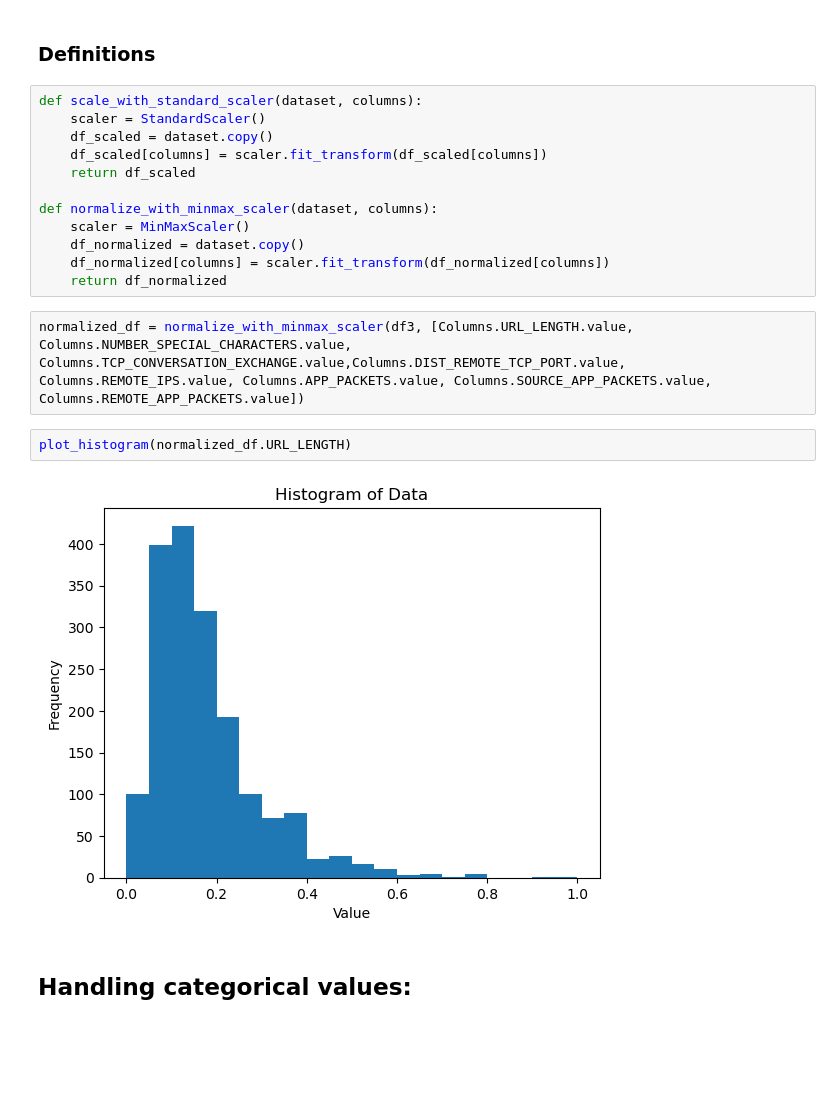
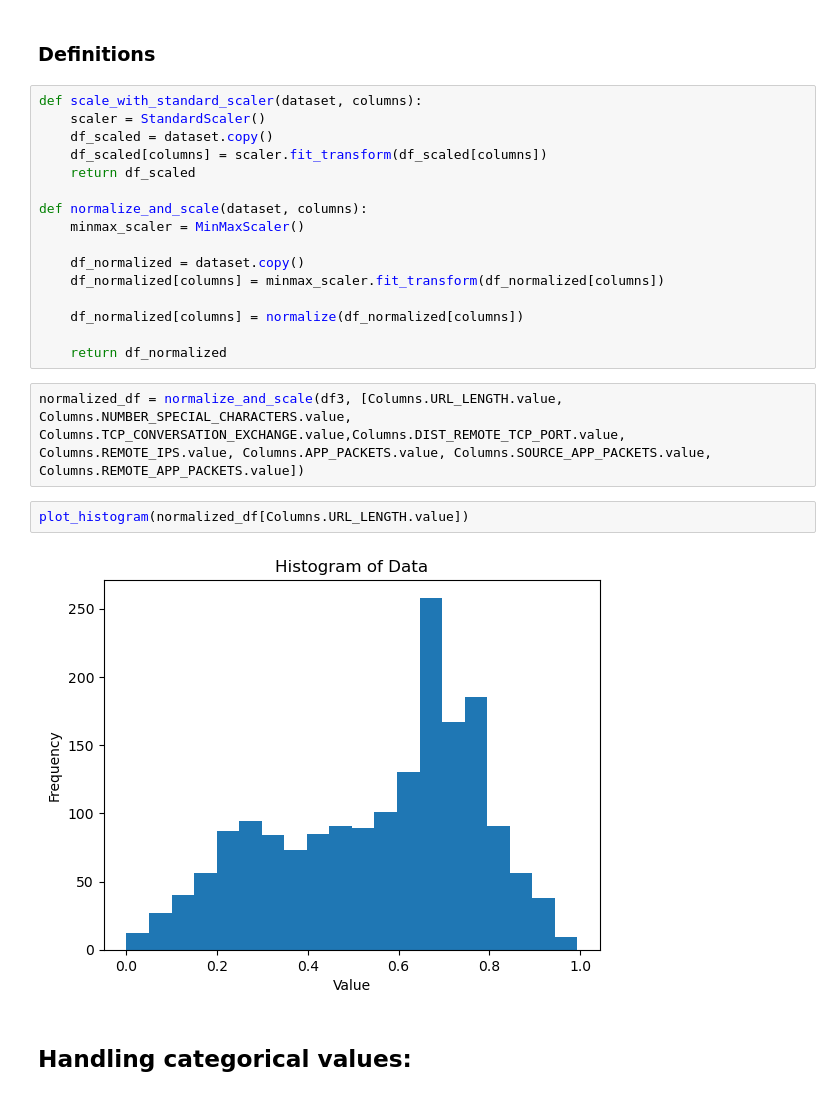
Before and after one commit to IvanMijic0/Malicious_and_Benign_Websites_Detection, a Jupyter notebook: main.ipynb, the cells around one changed output. Cells and saved outputs as stored; diff of their text form; blank space fills up the shorter version.

```diff
--- a/main.ipynb
+++ b/main.ipynb
@@ -619,17 +625,21 @@ def scale_with_standard_scaler(dataset, columns):
     df_scaled[columns] = scaler.fit_transform(df_scaled[columns])
     return df_scaled
 
-def normalize_with_minmax_scaler(dataset, columns):
-    scaler = MinMaxScaler()
+def normalize_and_scale(dataset, columns):
+    minmax_scaler = MinMaxScaler()
+
     df_normalized = dataset.copy()
-    df_normalized[columns] = scaler.fit_transform(df_normalized[columns])
+    df_normalized[columns] = minmax_scaler.fit_transform(df_normalized[columns])
+
+    df_normalized[columns] = normalize(df_normalized[columns])
+
     return df_normalized
 # %%
-normalized_df = normalize_with_minmax_scaler(df3, [Columns.URL_LENGTH.value, Columns.NUMBER_SPECIAL_CHARACTERS.value, Columns.TCP_CONVERSATION_EXCHANGE.value,Columns.DIST_REMOTE_TCP_PORT.value, Columns.REMOTE_IPS.value, Columns.APP_PACKETS.value, Columns.SOURCE_APP_PACKETS.value, Columns.REMOTE_APP_PACKETS.value])
+normalized_df = normalize_and_scale(df3, [Columns.URL_LENGTH.value, Columns.NUMBER_SPECIAL_CHARACTERS.value, Columns.TCP_CONVERSATION_EXCHANGE.value,Columns.DIST_REMOTE_TCP_PORT.value, Columns.REMOTE_IPS.value, Columns.APP_PACKETS.value, Columns.SOURCE_APP_PACKETS.value, Columns.REMOTE_APP_PACKETS.value])
 # %%
-plot_histogram(normalized_df.URL_LENGTH)
+plot_histogram(normalized_df[Columns.URL_LENGTH.value])
 # %% [output]
-[figure, old version]
+[figure, new version]
 # %% [markdown]
 ## Handling categorical values:
 # %% [markdown]
```
Also changed, not shown: parts of 6 cells of this notebook.
